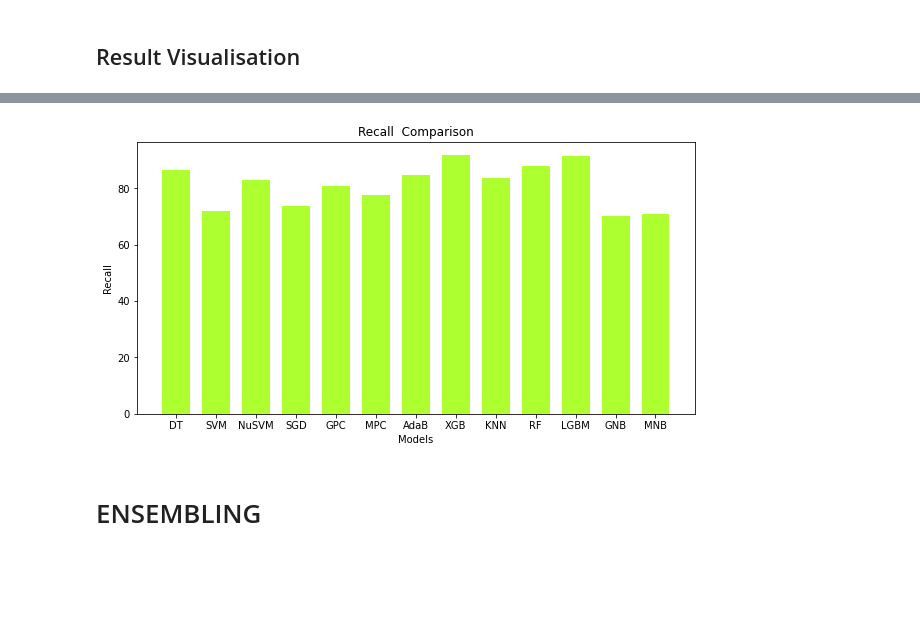
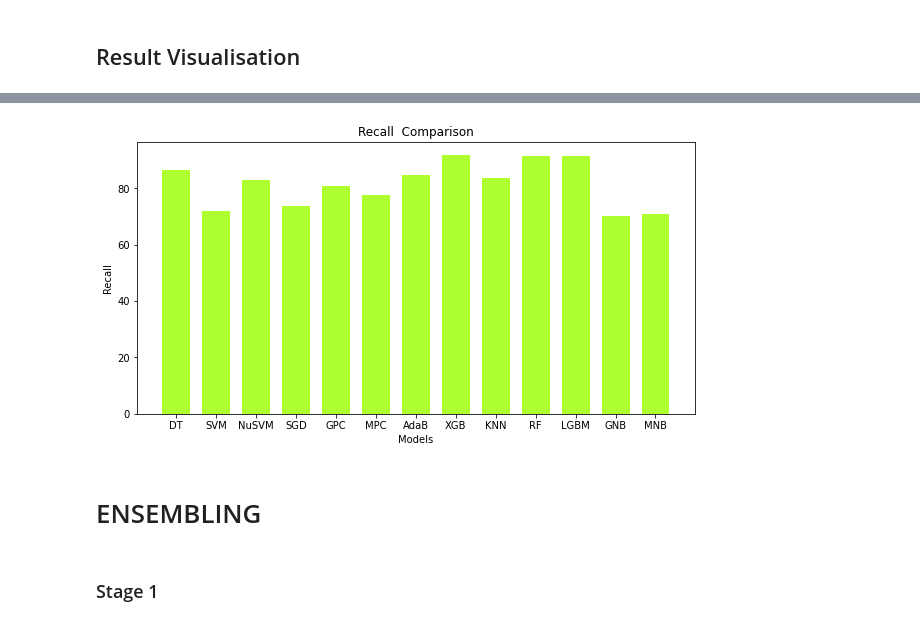
Before and after one commit to devsec-ansh/Phishing-Scam-Detection-Using-Ensemble-Machine-Learning-and-NLP, a Jupyter notebook: Phishing Detection Using ML/Phishing Detection Model Training.ipynb, the cells around one changed output, grey strips where cells are left out. Cells and saved outputs as stored; diff of their text form; code cells hidden in the pictures; blank space fills up the shorter version.

```diff
--- a/Phishing Detection Using ML/Phishing Detection Model Training.ipynb
+++ b/Phishing Detection Using ML/Phishing Detection Model Training.ipynb
@@ -454,19 +465,21 @@ plt.show()
 # %%
 recall_dict = {'DT':86.36, 'SVM':71.93,'NuSVM':82.87, 'SGD':73.80, 'GPC':80.97, 'MPC':77.80, 'AdaB':84.63,
-                 'XGB': 91.84, 'KNN':83.62, 'RF':87.82, 'LGBM':91.59, 'GNB':70.02, 'MNB':70.71}
+                 'XGB': 91.84, 'KNN':83.62, 'RF':91.48, 'LGBM':91.59, 'GNB':70.02, 'MNB':70.71}
 models = list(recall_dict.keys())
 recalls = list(recall_dict.values())
 fig = plt.figure(figsize = (10, 5))
 #  Bar plot
 plt.bar(models, recalls, color ='greenyellow',width = 0.7)
 plt.xlabel("Models")
 plt.ylabel("Recall")
 plt.title("Recall  Comparison")
 plt.show()
 # %% [output]
-[figure, old version]
+[figure, new version]
 # %% [markdown]
 # ENSEMBLING
+# %% [markdown]
+### Stage 1
 # %%
 from xgboost import XGBRFClassifier
 
```
Also changed, not shown: parts of 14 cells of this notebook.
